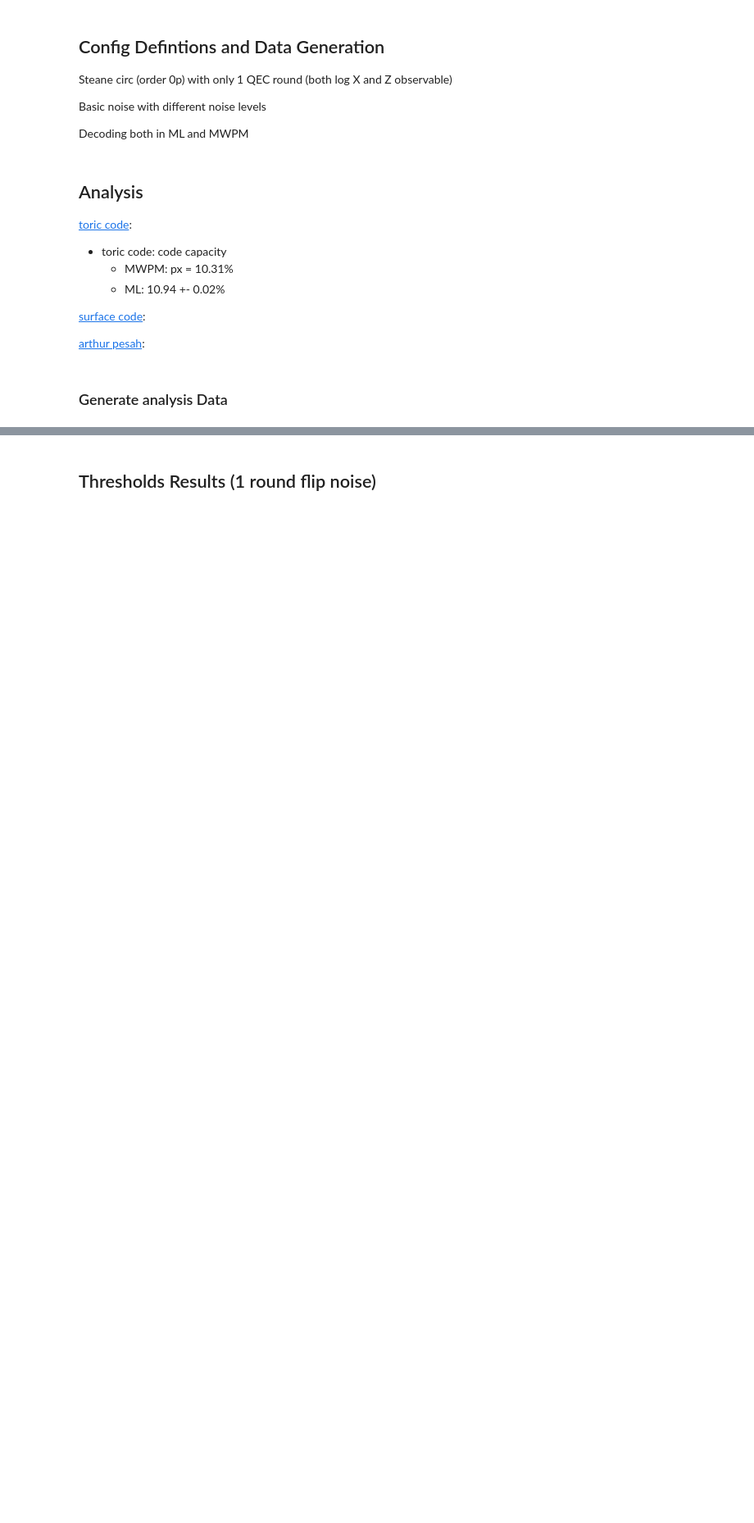
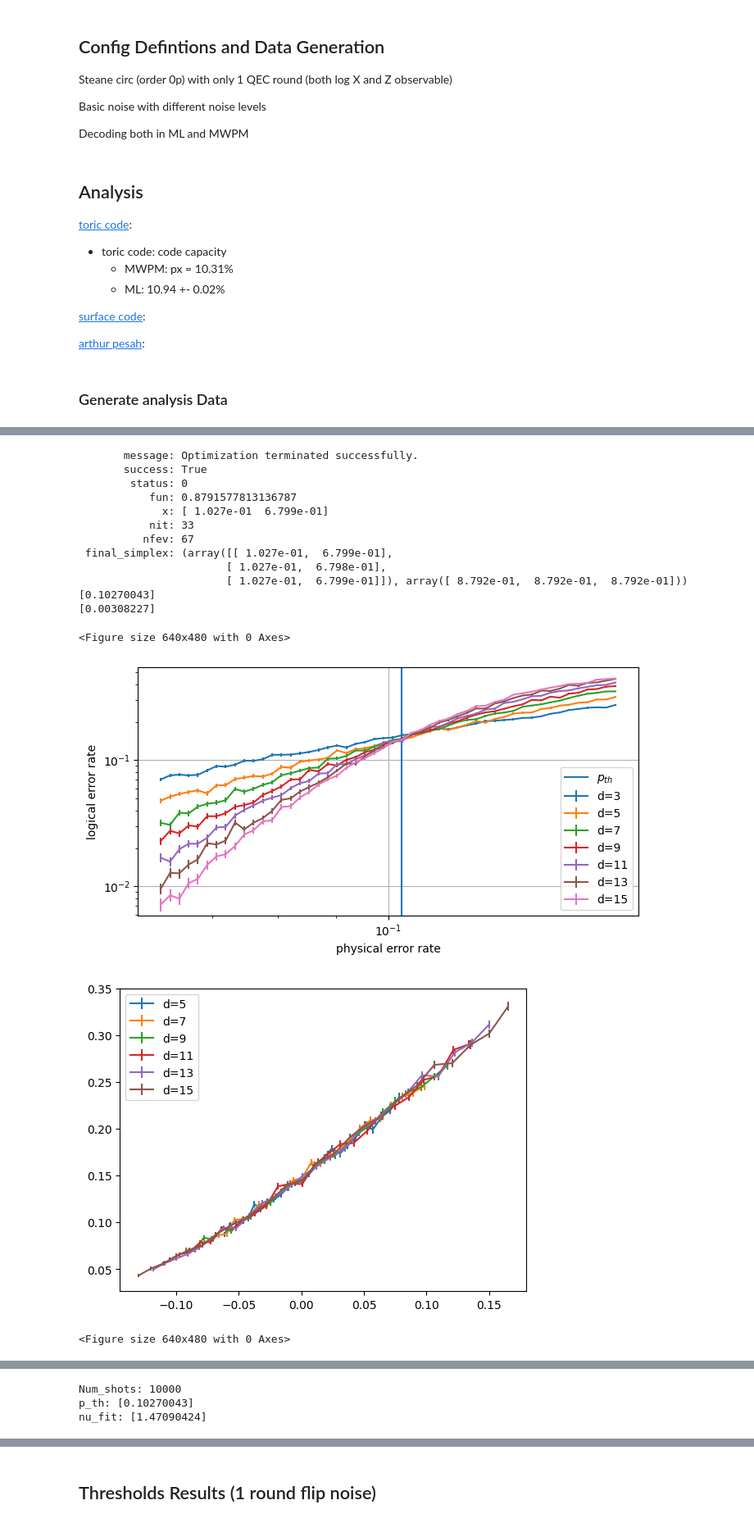
Before and after one commit to leonardlux/MasterArbeit, a Jupyter notebook: code/result_basic_noise.ipynb, the cells around one changed output, grey strips where cells are left out. Shown at 82% size. Drawn from its saved outputs; the diff is of its cells as text; code cells hidden in the pictures; blank space fills up the shorter version.

```diff
--- a/code/result_basic_noise.ipynb
+++ b/code/result_basic_noise.ipynb
@@ -320,0 +360,28 @@ results_ML_X = result
+# %%
+# MWPM Z
+result = analysis_pipeline(
+    folder_path=    r_folder_path_MWPM_Z,
+    guess_pth =     g_pth_mwpm,
+    guess_nu =      g_nu,
+    min_distance=   min_distance,
+    p_window =      p_window,
+    )
+
+results_MWPM_Z = result
+# %% [output]
+       message: Optimization terminated successfully.
+       success: True
+        status: 0
+           fun: 0.8791577813136787
+             x: [ 1.027e-01  6.799e-01]
+           nit: 33
+          nfev: 67
+ final_simplex: (array([[ 1.027e-01,  6.799e-01],
+                       [ 1.027e-01,  6.798e-01],
+                       [ 1.027e-01,  6.799e-01]]), array([ 8.792e-01,  8.792e-01,  8.792e-01]))
+[0.10270043]
+[0.00308227]
+<Figure size 640x480 with 0 Axes>
+[figure, added]
+[figure, added]
+<Figure size 640x480 with 0 Axes>
@@ -321 +389,4 @@ results_ML_X = result
+Num_shots: 10000
+p_th: [0.10270043]
+nu_fit: [1.47090424]
 # %%
```
Also changed, not shown: parts of 23 cells of this notebook, 5 other files.
